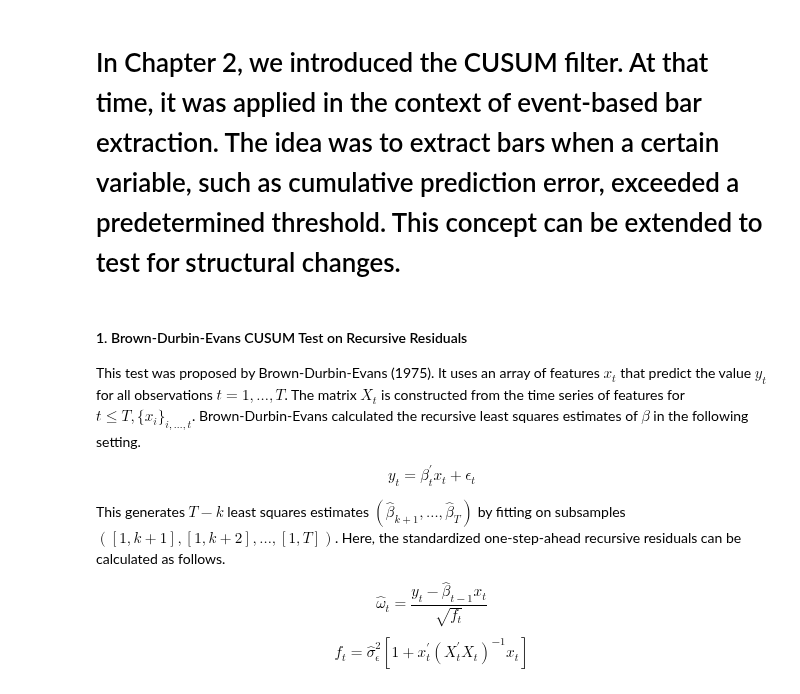
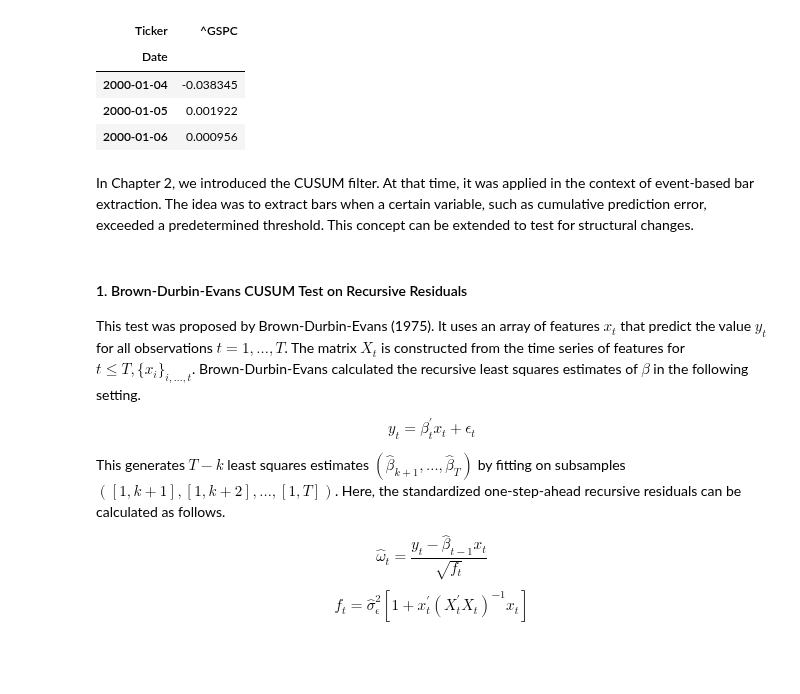
Before and after one commit to wellzero/quant_free, a Jupyter notebook: research/finML/RegimeChange/01CumulativeSumTest.ipynb, the cells around one changed output. Cells and saved outputs as stored; diff of their text form; code cells hidden in the pictures; blank space fills up the shorter version.

```diff
--- a/research/finML/RegimeChange/01CumulativeSumTest.ipynb
+++ b/research/finML/RegimeChange/01CumulativeSumTest.ipynb
@@ -21,8 +200,16 @@ data = yf.download(
 )
 # %%
 ret = data['Close'].pct_change().dropna()
+
+ret.head(3)
+# %% [output]
+| Ticker | ^GSPC |
+| Date |  |
+| 2000-01-04 | -0.038345 |
+| 2000-01-05 | 0.001922 |
+| 2000-01-06 | 0.000956 |
 # %% [markdown]
-# In Chapter 2, we introduced the CUSUM filter. At that time, it was applied in the context of event-based bar extraction. The idea was to extract bars when a certain variable, such as cumulative prediction error, exceeded a predetermined threshold. This concept can be extended to test for structural changes.
+ In Chapter 2, we introduced the CUSUM filter. At that time, it was applied in the context of event-based bar extraction. The idea was to extract bars when a certain variable, such as cumulative prediction error, exceeded a predetermined threshold. This concept can be extended to test for structural changes.
 # %% [markdown]
 #### 1. Brown-Durbin-Evans CUSUM Test on Recursive Residuals
 
```
Also changed, not shown: parts of 6 cells of this notebook, 8 other files.
